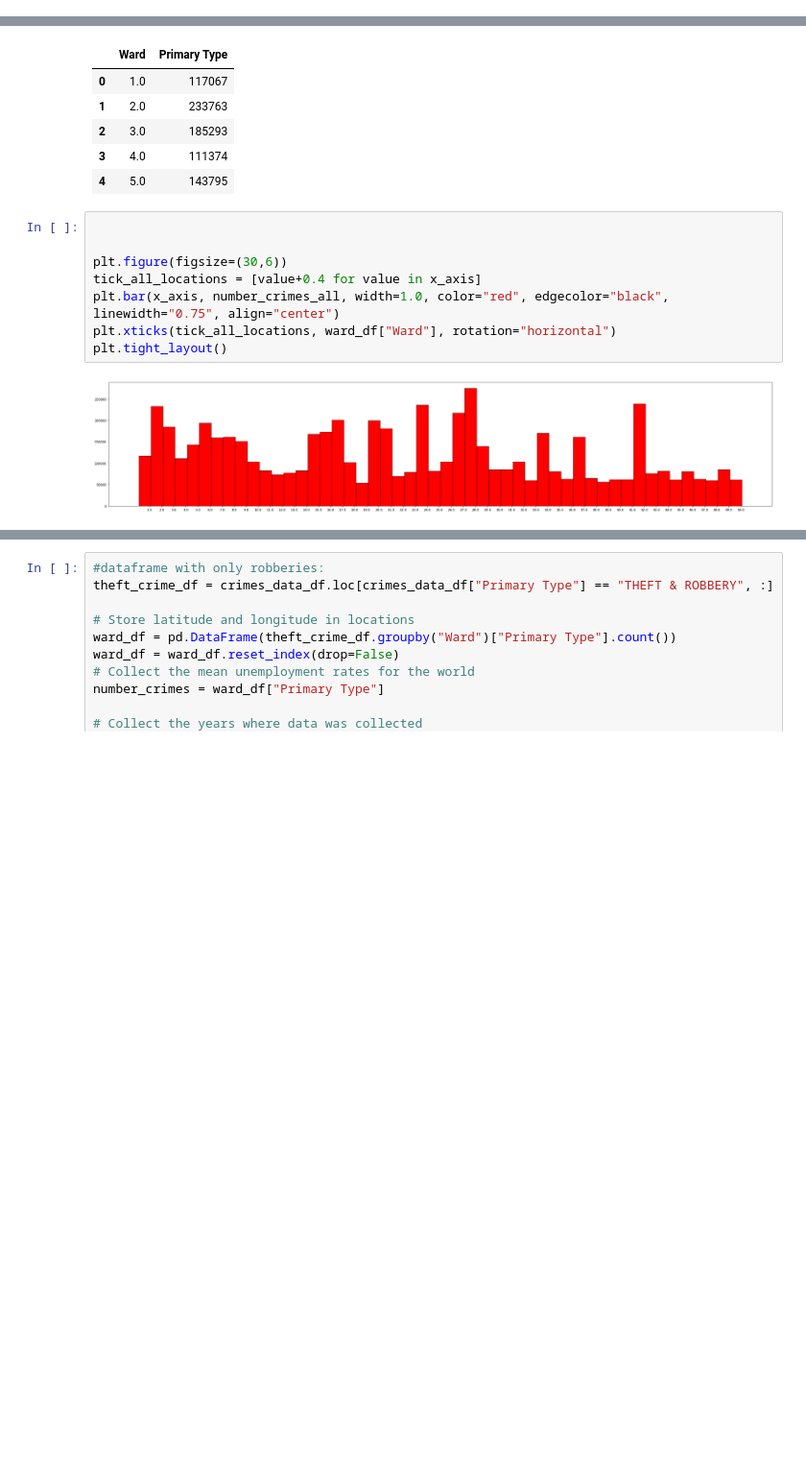
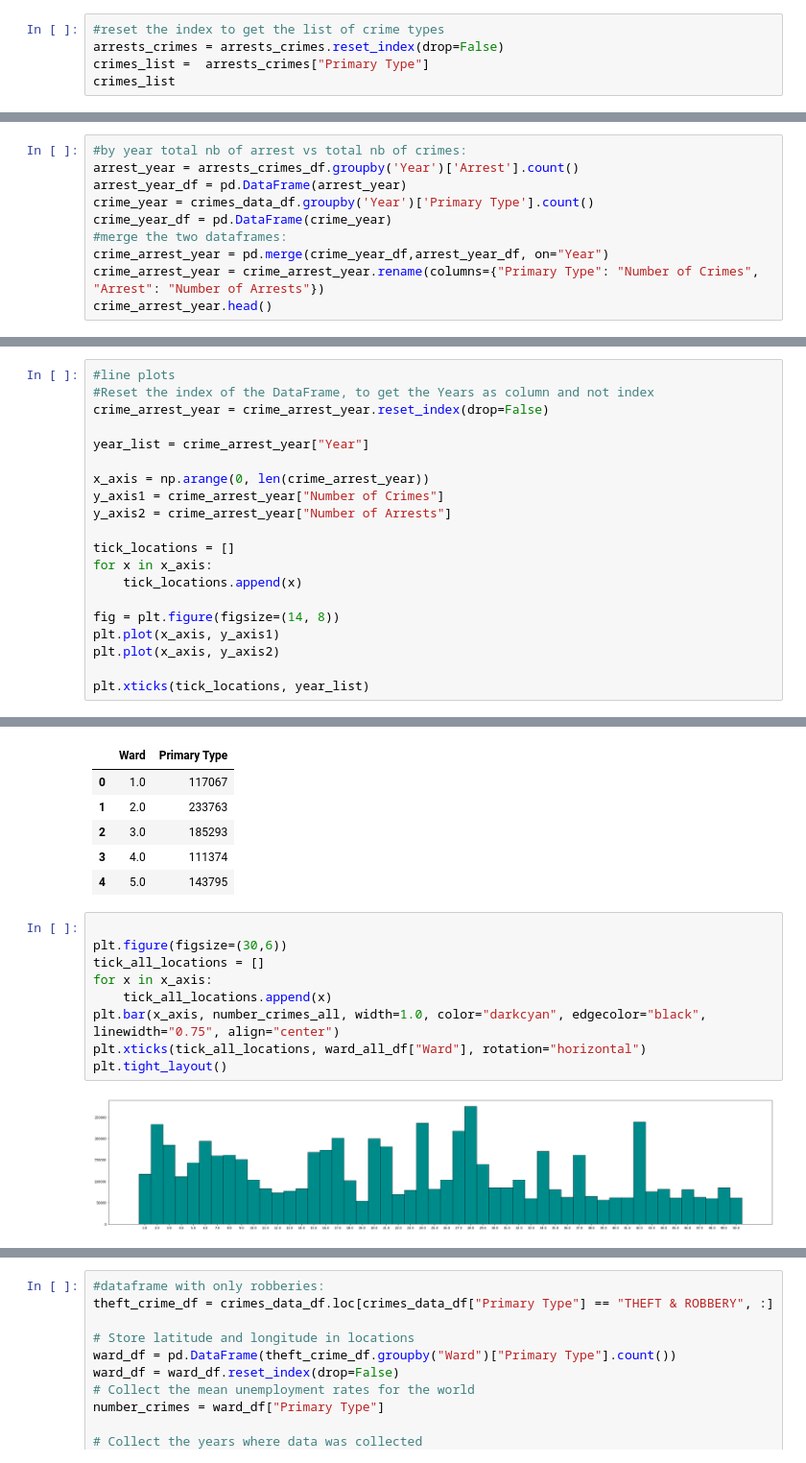
Before and after one commit to BLKOPL/ChiPy, a Jupyter notebook: project1.ipynb, the cells around one changed output, grey strips where cells are left out. Shown at 96% size. Drawn from its saved outputs; the diff is of its cells as text; blank space fills up the shorter version.

Commit message:
bar chart added

```diff
--- a/project1.ipynb
+++ b/project1.ipynb
@@ -124,0 +162,5 @@ plt.show()
+# %%
+#reset the index to get the list of crime types
+arrests_crimes = arrests_crimes.reset_index(drop=False)
+crimes_list =  arrests_crimes["Primary Type"]
+crimes_list
@@ -124,0 +205,10 @@ plt.show()
+# %%
+#by year total nb of arrest vs total nb of crimes:
+arrest_year = arrests_crimes_df.groupby('Year')['Arrest'].count()
+arrest_year_df = pd.DataFrame(arrest_year)
+crime_year = crimes_data_df.groupby('Year')['Primary Type'].count()
+crime_year_df = pd.DataFrame(crime_year)
+#merge the two dataframes:
+crime_arrest_year = pd.merge(crime_year_df,arrest_year_df, on="Year")
+crime_arrest_year = crime_arrest_year.rename(columns={"Primary Type": "Number of Crimes", "Arrest": "Number of Arrests"})
+crime_arrest_year.head()
@@ -124,0 +223,20 @@ plt.show()
+# %%
+#line plots
+#Reset the index of the DataFrame, to get the Years as column and not index
+crime_arrest_year = crime_arrest_year.reset_index(drop=False)
+
+year_list = crime_arrest_year["Year"]
+
+x_axis = np.arange(0, len(crime_arrest_year))
+y_axis1 = crime_arrest_year["Number of Crimes"]
+y_axis2 = crime_arrest_year["Number of Arrests"]
+
+tick_locations = []
+for x in x_axis:
+    tick_locations.append(x)
+
+fig = plt.figure(figsize=(14, 8))
+plt.plot(x_axis, y_axis1)
+plt.plot(x_axis, y_axis2)
+
+plt.xticks(tick_locations, year_list)
@@ -143,11 +282,12 @@ ward_all_df.head()
 | 4 | 5.0 | 143795 |
 # %%
 
-
 plt.figure(figsize=(30,6))
-tick_all_locations = [value+0.4 for value in x_axis]
-plt.bar(x_axis, number_crimes_all, width=1.0, color="red", edgecolor="black", linewidth="0.75", align="center")
-plt.xticks(tick_all_locations, ward_df["Ward"], rotation="horizontal")
+tick_all_locations = []
+for x in x_axis:
+    tick_all_locations.append(x)
+plt.bar(x_axis, number_crimes_all, width=1.0, color="darkcyan", edgecolor="black", linewidth="0.75", align="center")
+plt.xticks(tick_all_locations, ward_all_df["Ward"], rotation="horizontal")
 plt.tight_layout()
 # %% [output]
-[figure, old version]
+[figure, new version]
```
Also changed, not shown: parts of 15 cells of this notebook.
